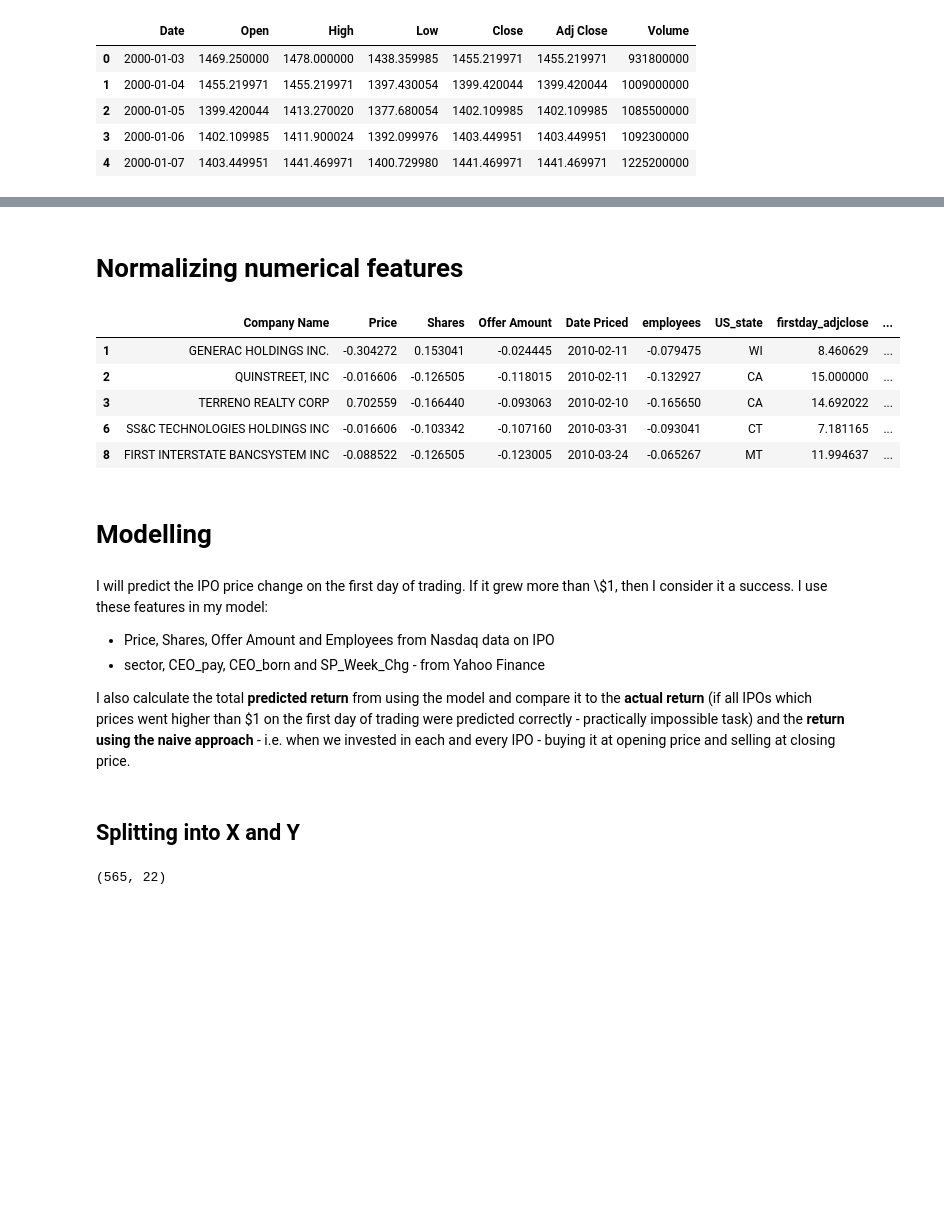
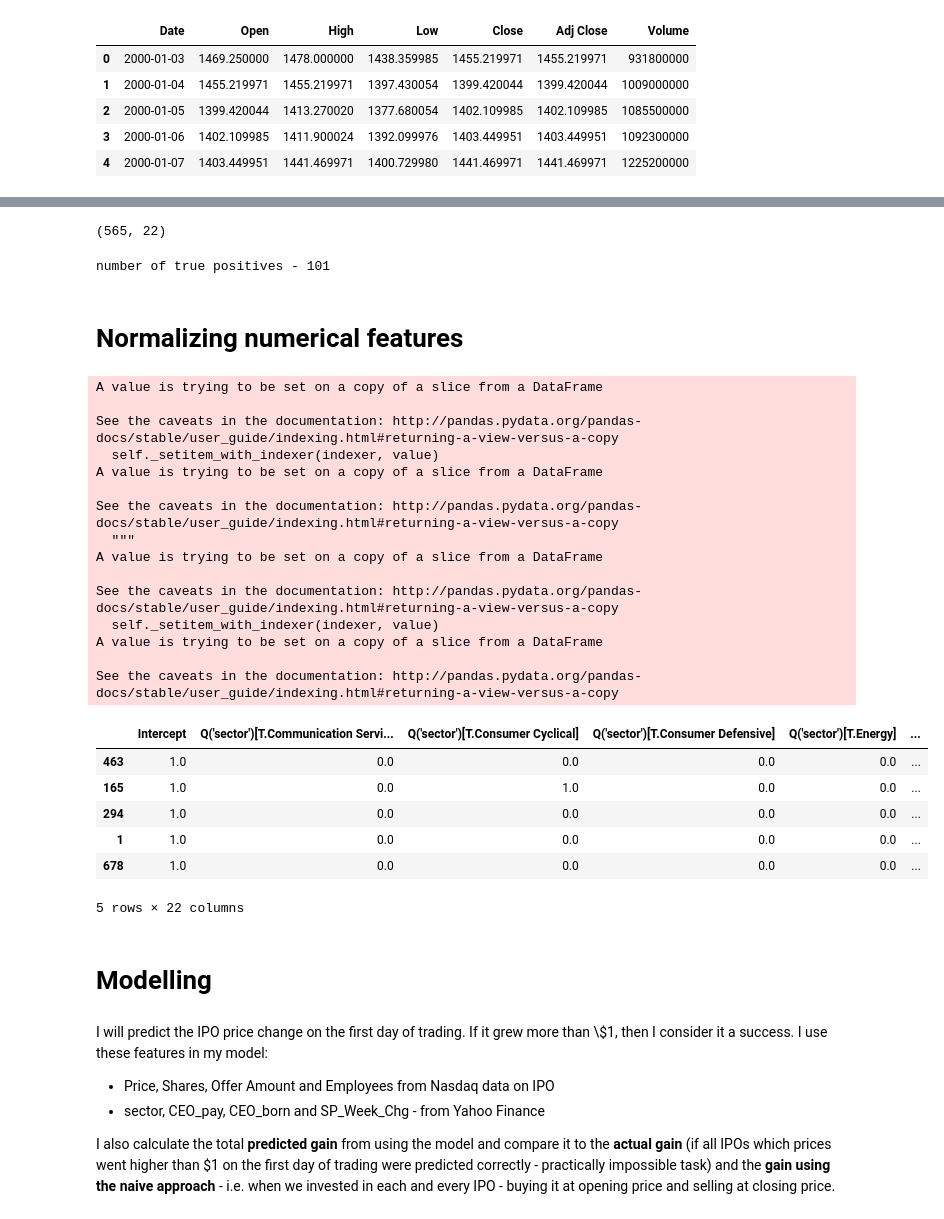
Before and after one commit to k-bosko/IPO_bubble, a Jupyter notebook: 4_IPO_model.ipynb, the cells around one changed output, grey strips where cells are left out. Drawn from its saved outputs; the diff is of its cells as text; code cells hidden in the pictures; blank space fills up the shorter version.

```diff
--- a/4_IPO_model.ipynb
+++ b/4_IPO_model.ipynb
@@ -133,7 +136,7 @@ df.drop(df[df.CEO_pay.isna()].index, axis=0, inplace=True)
 # %% [markdown]
 ### Weekday of the IPO day
 # %%
-df['month'] = df['Date Priced'].map(lambda x: x.year)
+df['month'] = df['Date Priced'].map(lambda x: x.month)
 # %%
 df['month'] = df['month'].map({1:'Jan', 2:'Feb', 3:'Mar', 4:'Apr', 5:'May', 6:'Jun', 7:'Jul', 8:'Aug',\
                                   9:'Sep', 10:'Oct', 11:'Nov', 12:'Dec'})
@@ -205,0 +193,13 @@ df['SP_Week_Chg'] = df['Date Priced'].map(get_week_chg)
+# %%
+X = dmatrix("Q('Price') + Q('Shares') + Q('Offer Amount') + Q('employees') + \
+            Q('sector') + Q('SP_Week_Chg') + Q('CEO_pay') + Q('CEO_born')+ Q('weekday')", data=df, return_type='dataframe')
+# %%
+X.shape
+# %% [output]
+(565, 22)
+# %%
+#predict success if IPO's price is more than $1 change on the first trading day
+y = df['diff_close_inday_2_open_firstday'].apply(lambda x: 1 if x >= 1 else 0)
+print('number of true positives -', y.sum())
+# %% [output]
+number of true positives - 101
@@ -208,19 +210,36 @@ df['SP_Week_Chg'] = df['Date Priced'].map(get_week_chg)
 # %%
 # Initialize a scaler, then apply it to the features
 scaler = StandardScaler() # default=(0, 1)
-numerical = ['Price', 'Shares', 'Offer Amount', 'employees', 'CEO_pay', 'CEO_born', 'SP_Week_Chg']
+numerical = ["Q('Price')", "Q('Shares')", "Q('Offer Amount')", "Q('employees')", "Q('SP_Week_Chg')", "Q('CEO_pay')","Q('CEO_born')"]
 
-df[numerical] = scaler.fit_transform(df[numerical])
+X_train.loc[:, numerical] = scaler.fit_transform(X_train.loc[:, numerical])
+X_test.loc[:, numerical] = scaler.fit_transform(X_test.loc[:, numerical])
 
 # Show an example of a record with scaling applied
-df.head()
+X_train.head()
 # %% [output]
+A value is trying to be set on a copy of a slice from a DataFrame
+
+See the caveats in the documentation: http://pandas.pydata.org/pandas-docs/stable/user_guide/indexing.html#returning-a-view-versus-a-copy
+  self._setitem_with_indexer(indexer, value)
+A value is trying to be set on a copy of a slice from a DataFrame
+
+See the caveats in the documentation: http://pandas.pydata.org/pandas-docs/stable/user_guide/indexing.html#returning-a-view-versus-a-copy
+  """
+A value is trying to be set on a copy of a slice from a DataFrame
+
+See the caveats in the documentation: http://pandas.pydata.org/pandas-docs/stable/user_guide/indexing.html#returning-a-view-versus-a-copy
+  self._setitem_with_indexer(indexer, value)
+A value is trying to be set on a copy of a slice from a DataFrame
+
+See the caveats in the documentation: http://pandas.pydata.org/pandas-docs/stable/user_guide/indexing.html#returning-a-view-versus-a-copy
-|  | Company Name | Price | Shares | Offer Amount | Date Priced | employees | US_state | firstday_adjclose | ... |
-| 1 | GENERAC HOLDINGS INC. | -0.304272 | 0.153041 | -0.024445 | 2010-02-11 | -0.079475 | WI | 8.460629 | ... |
-| 2 | QUINSTREET, INC | -0.016606 | -0.126505 | -0.118015 | 2010-02-11 | -0.132927 | CA | 15.000000 | ... |
-| 3 | TERRENO REALTY CORP | 0.702559 | -0.166440 | -0.093063 | 2010-02-10 | -0.165650 | CA | 14.692022 | ... |
-| 6 | SS&C TECHNOLOGIES HOLDINGS INC | -0.016606 | -0.103342 | -0.107160 | 2010-03-31 | -0.093041 | CT | 7.181165 | ... |
-| 8 | FIRST INTERSTATE BANCSYSTEM INC | -0.088522 | -0.126505 | -0.123005 | 2010-03-24 | -0.065267 | MT | 11.994637 | ... |
+|  | Intercept | Q('sector')[T.Communication Servi... | Q('sector')[T.Consumer Cyclical] | Q('sector')[T.Consumer Defensive] | Q('sector')[T.Energy] | ... |
+| 463 | 1.0 | 0.0 | 0.0 | 0.0 | 0.0 | ... |
+| 165 | 1.0 | 0.0 | 1.0 | 0.0 | 0.0 | ... |
+| 294 | 1.0 | 0.0 | 0.0 | 0.0 | 0.0 | ... |
+| 1 | 1.0 | 0.0 | 0.0 | 0.0 | 0.0 | ... |
+| 678 | 1.0 | 0.0 | 0.0 | 0.0 | 0.0 | ... |
+5 rows × 22 columns
 # %% [markdown]
 # Modelling
 # %% [markdown]
@@ -228,6 +247,4 @@ I will predict the IPO price change on the first day of trading. If it grew more
 - Price, Shares, Offer Amount and Employees from Nasdaq data on IPO
 - sector, CEO_pay, CEO_born and SP_Week_Chg - from Yahoo Finance
 
-I also calculate the total **predicted return** from using the model and compare it to the **actual return** (if all IPOs which prices went higher than $1 on the first day of trading were predicted correctly - practically impossible task) and the **return using the naive approach** - i.e. when we invested in each and every IPO - buying it at opening price and selling at closing price.
+I also calculate the total **predicted gain** from using the model and compare it to the **actual gain** (if all IPOs which prices went higher than $1 on the first day of trading were predicted correctly - practically impossible task) and the **gain using the naive approach** - i.e. when we invested in each and every IPO - buying it at opening price and selling at closing price.
-# %% [markdown]
-## Splitting into X and Y
@@ -237,4 +250,0 @@ X = dmatrix("Q('Price') + Q('Shares') + Q('Offer Amount') + Q('employees') + \
-# %%
-X.shape
-# %% [output]
-(565, 22)
```
Also changed, not shown: parts of 47 cells of this notebook, 1 other file.
